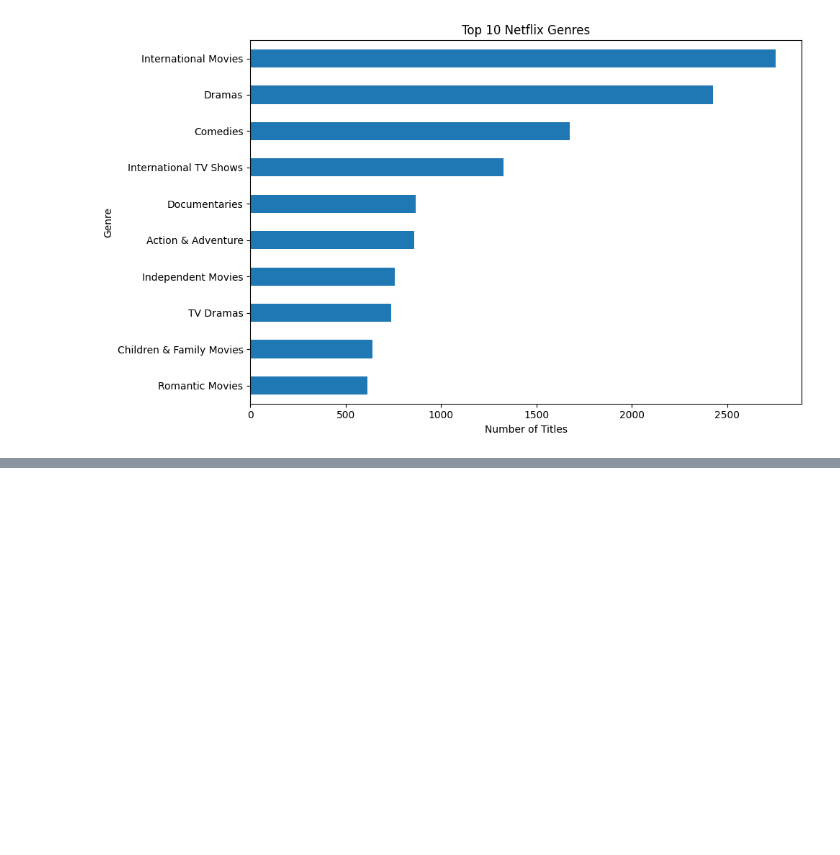
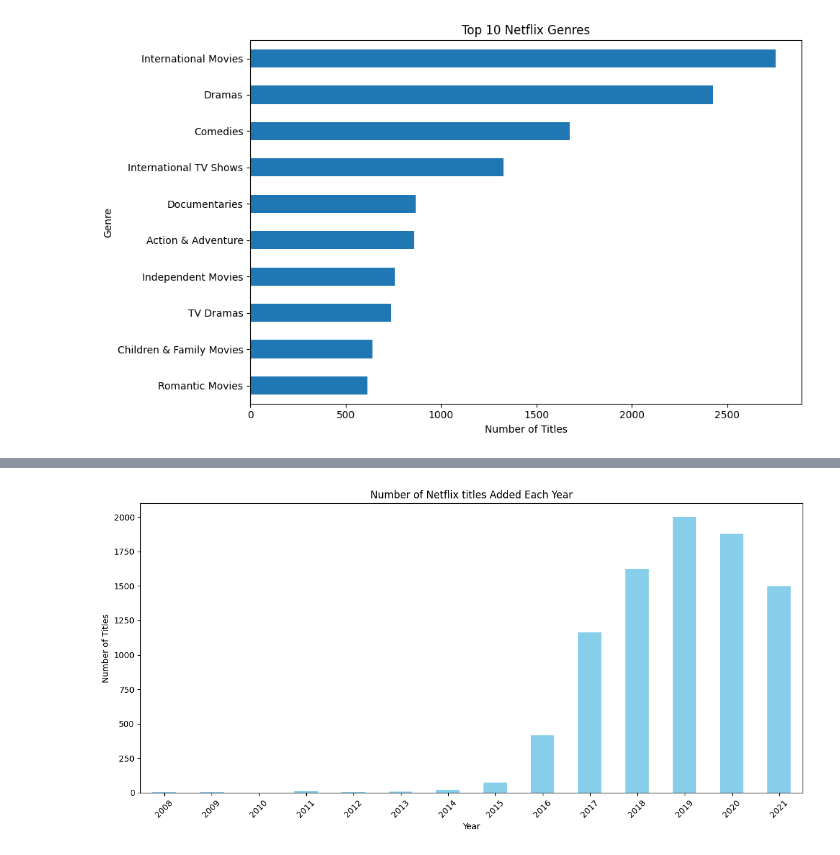
Before and after one commit to mcompass11/kdot-netflix-data, a Jupyter notebook: notebook/netflix_analysis.ipynb, the cells around one changed output, grey strips where cells are left out. Cells and saved outputs as stored; diff of their text form; code cells hidden in the pictures; blank space fills up the shorter version.

Commit message:
grouped and visualized data by year added

```diff
--- a/notebook/netflix_analysis.ipynb
+++ b/notebook/netflix_analysis.ipynb
@@ -200,3 +200,11 @@ plt.savefig('../images/top_genres_bar_chart.png', bbox_inches='tight', dpi=300)
 plt.show()
 # %% [output]
 [figure]
+# %%
+#Extracting year
+df['year_added'] = df['date_added'].dt.year
+
+#Groups titles added each year
+titles_by_year = df['year_added'].value_counts().sort_index()
+
+print(titles_by_year)
@@ -202,0 +228,13 @@ plt.show()
+# %%
+#Visualizing the titles added each year
+plt.figure(figsize=(12,6))
+titles_by_year.plot(kind='bar', color='skyblue')
+plt.title('Number of Netflix titles Added Each Year')
+plt.xlabel('Year')
+plt.ylabel('Number of Titles')
+plt.xticks(rotation=45)
+plt.tight_layout()
+plt.savefig('../images/titles_by_year_bar.png', bbox_inches='tight', dpi=300)
+plt.show()
+# %% [output]
+[figure, added]
```
Also changed, not shown: parts of 2 cells of this notebook, 2 other files.
